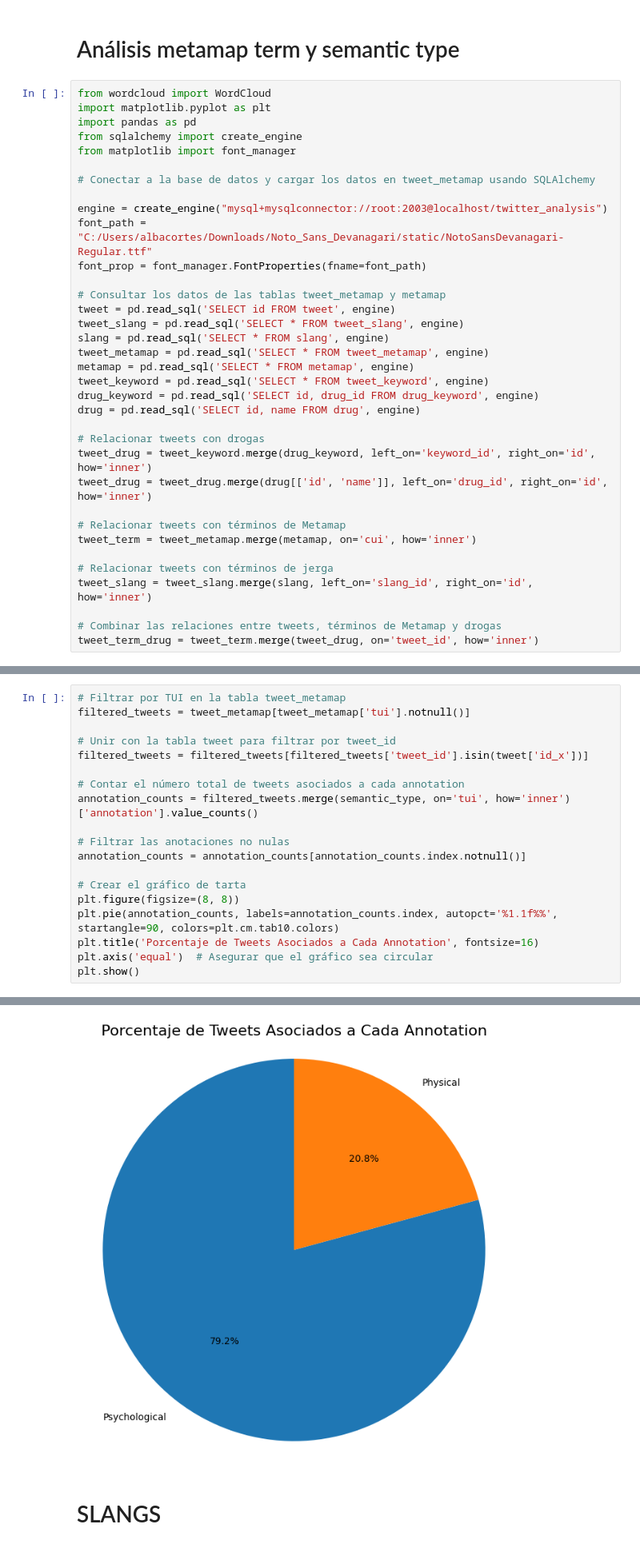
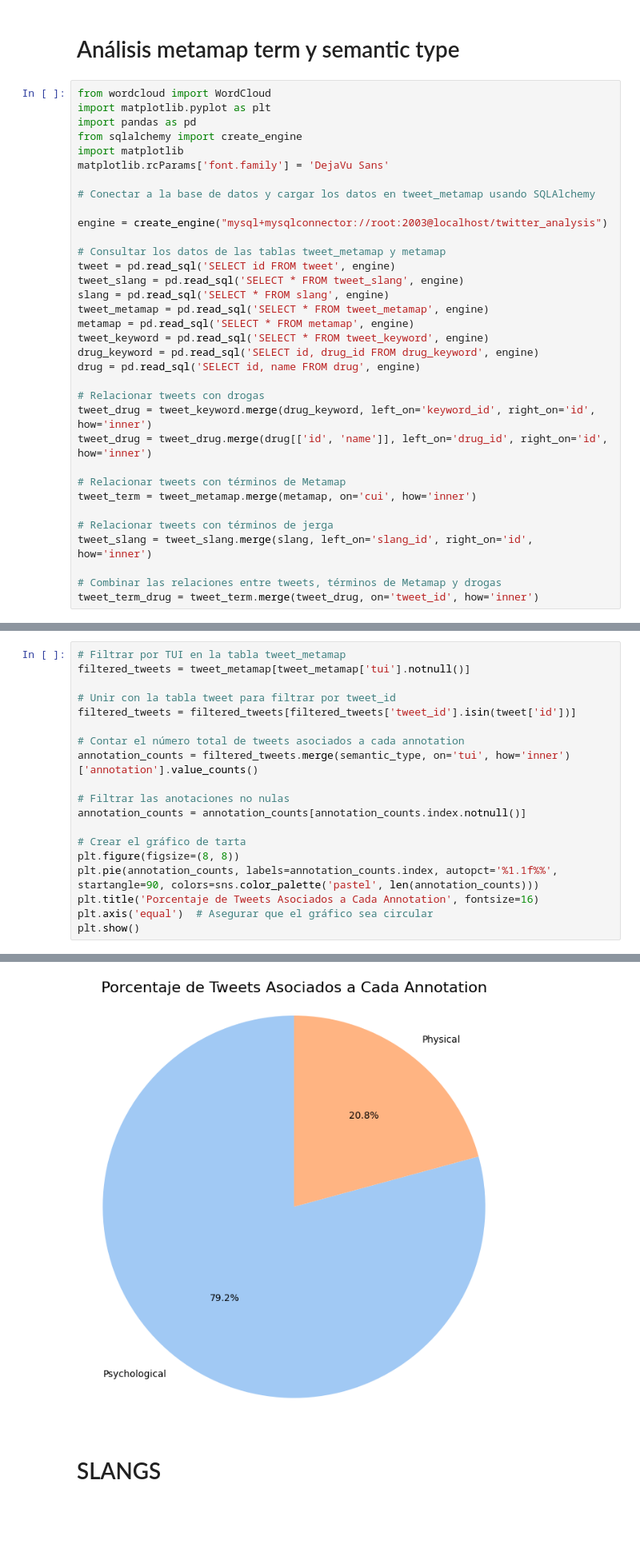
Before and after one commit to albacortes9/tfg-analisis-drogas-twitter, a Jupyter notebook: notebooks/analisis_metamap_slang.ipynb, the cells around one changed output, grey strips where cells are left out. Shown at 80% size. Cells and saved outputs as stored; diff of their text form; blank space fills up the shorter version.

```diff
--- a/notebooks/analisis_metamap_slang.ipynb
+++ b/notebooks/analisis_metamap_slang.ipynb
@@ -5,13 +5,12 @@ from wordcloud import WordCloud
 import matplotlib.pyplot as plt
 import pandas as pd
 from sqlalchemy import create_engine
-from matplotlib import font_manager
+import matplotlib
+matplotlib.rcParams['font.family'] = 'DejaVu Sans'
 
 # Conectar a la base de datos y cargar los datos en tweet_metamap usando SQLAlchemy
 
 engine = create_engine("mysql+mysqlconnector://root:2003@localhost/twitter_analysis")
-font_path = "C:/Users/albacortes/Downloads/Noto_Sans_Devanagari/static/NotoSansDevanagari-Regular.ttf"
-font_prop = font_manager.FontProperties(fname=font_path)
 
 # Consultar los datos de las tablas tweet_metamap y metamap
 tweet = pd.read_sql('SELECT id FROM tweet', engine)
@@ -259,7 +181,7 @@ print(tui_annotation_data)
 filtered_tweets = tweet_metamap[tweet_metamap['tui'].notnull()]
 
 # Unir con la tabla tweet para filtrar por tweet_id
-filtered_tweets = filtered_tweets[filtered_tweets['tweet_id'].isin(tweet['id_x'])]
+filtered_tweets = filtered_tweets[filtered_tweets['tweet_id'].isin(tweet['id'])]
 
 # Contar el número total de tweets asociados a cada annotation
 annotation_counts = filtered_tweets.merge(semantic_type, on='tui', how='inner')['annotation'].value_counts()
@@ -269,7 +191,7 @@ annotation_counts = annotation_counts[annotation_counts.index.notnull()]
 
 # Crear el gráfico de tarta
 plt.figure(figsize=(8, 8))
-plt.pie(annotation_counts, labels=annotation_counts.index, autopct='%1.1f%%', startangle=90, colors=plt.cm.tab10.colors)
+plt.pie(annotation_counts, labels=annotation_counts.index, autopct='%1.1f%%', startangle=90, colors=sns.color_palette('pastel', len(annotation_counts)))
 plt.title('Porcentaje de Tweets Asociados a Cada Annotation', fontsize=16)
 plt.axis('equal')  # Asegurar que el gráfico sea circular
 plt.show()
@@ -296,4 +199,4 @@ findfont: Font family 'Noto Sans Devanagari' not found.
-[figure, old version]
+[figure, new version]
 # %% [markdown]
 # SLANGS
 # %%
```
Also changed, not shown: parts of 7 cells of this notebook, 2 other files.
